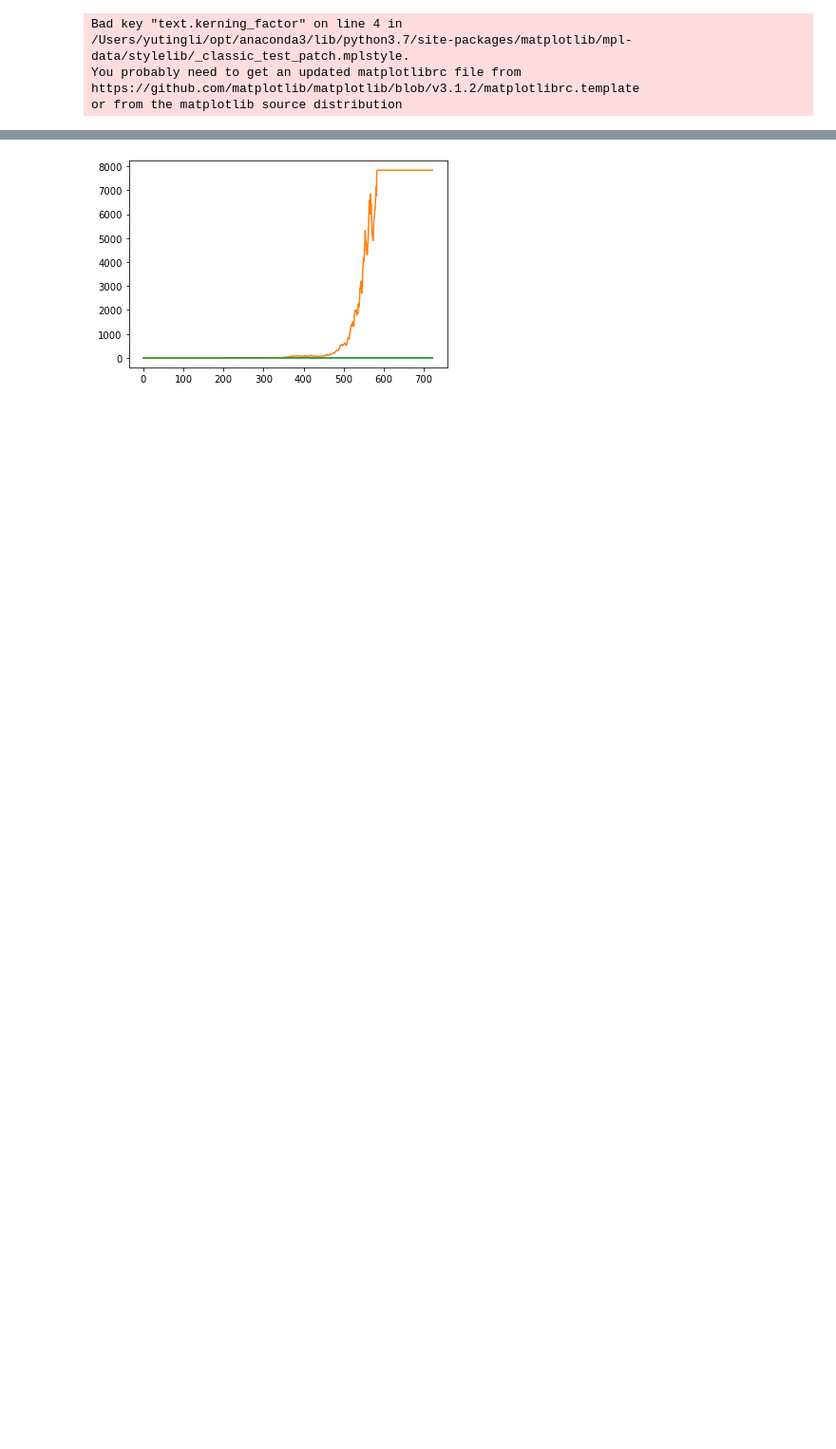
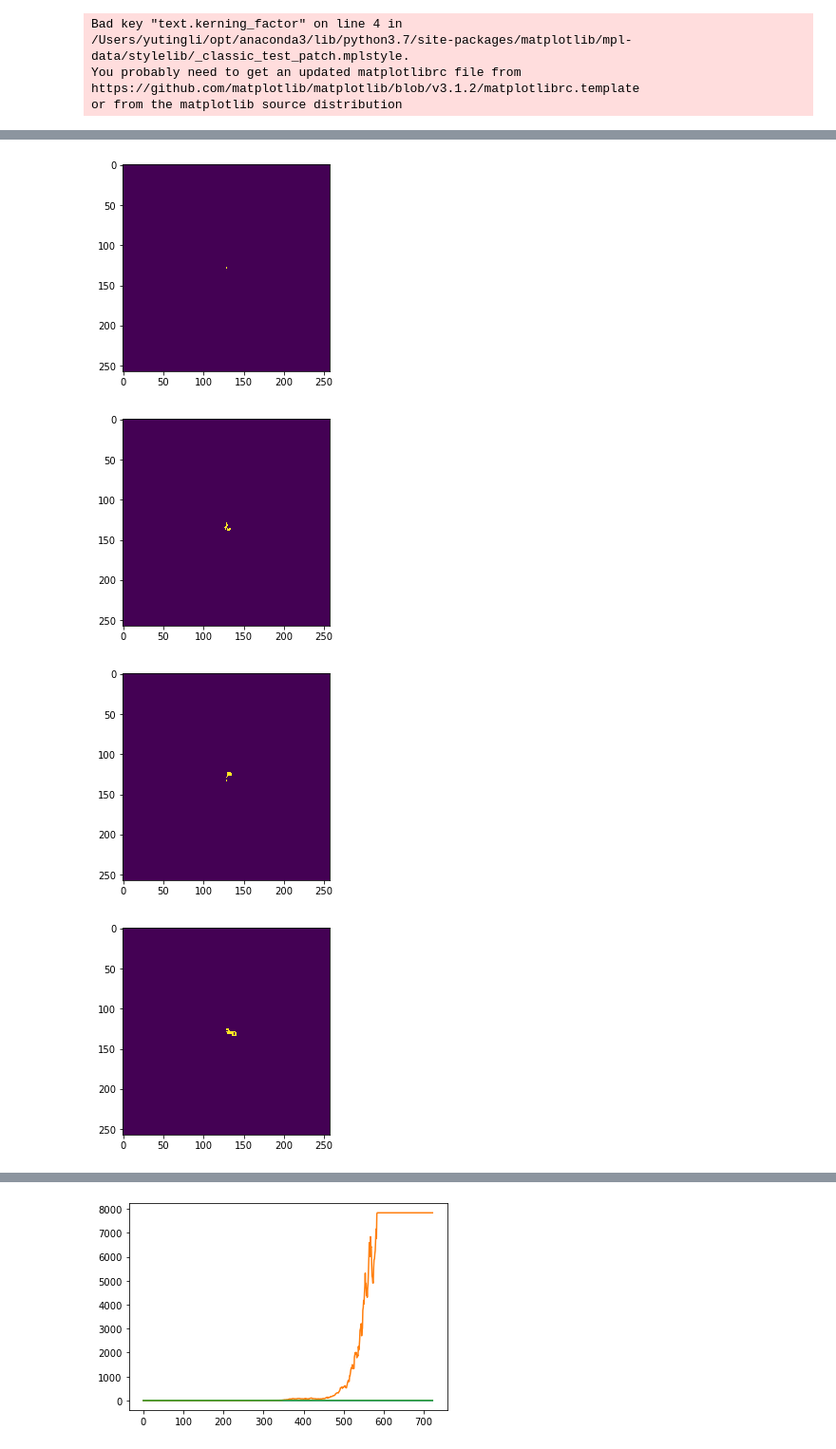
Before and after one commit to Irene-Li/BARW, a Jupyter notebook: BARW/plot_data.ipynb, the cells around one changed output, grey strips where cells are left out. Shown at 95% size. Cells and saved outputs as stored; diff of their text form; code cells hidden in the pictures; blank space fills up the shorter version.

```diff
--- a/BARW/plot_data.ipynb
+++ b/BARW/plot_data.ipynb
@@ -73,19 +73,22 @@ plt.show()
 # %%
 times = []
 msds = []
 tot_edge_reach = 0
 tot_possible_edge = len(realisations)*4
 binder = np.zeros((n))
+tracers = []
 
 for (i, realisation) in enumerate(realisations):
 
-    time, msd, edge_reach, coarse_grain_moments = extract_lite(realisation, n)
-    times.append(time)
-    msds.append(msd)
-    tot_edge_reach += edge_reach
+    t, edges, m, tracers, actives  = extract_evolution(realisation, 257)
 
-#     m2 = coarse_grain_moments[:, 2]
-#     m4 = coarse_grain_moments[:, 4]
-#     binder = 1 - (m4/(3*m2*m2))
+    times.append(t)
+    msds.append(m)
 
-#     print(binder)
+    plt.imshow(tracers[-1])
+    plt.show()
+# %% [output]
+[figure, added]
+[figure, added]
+[figure, added]
+[figure, added]
```
Also changed, not shown: parts of 4 cells of this notebook, 5 other files.
